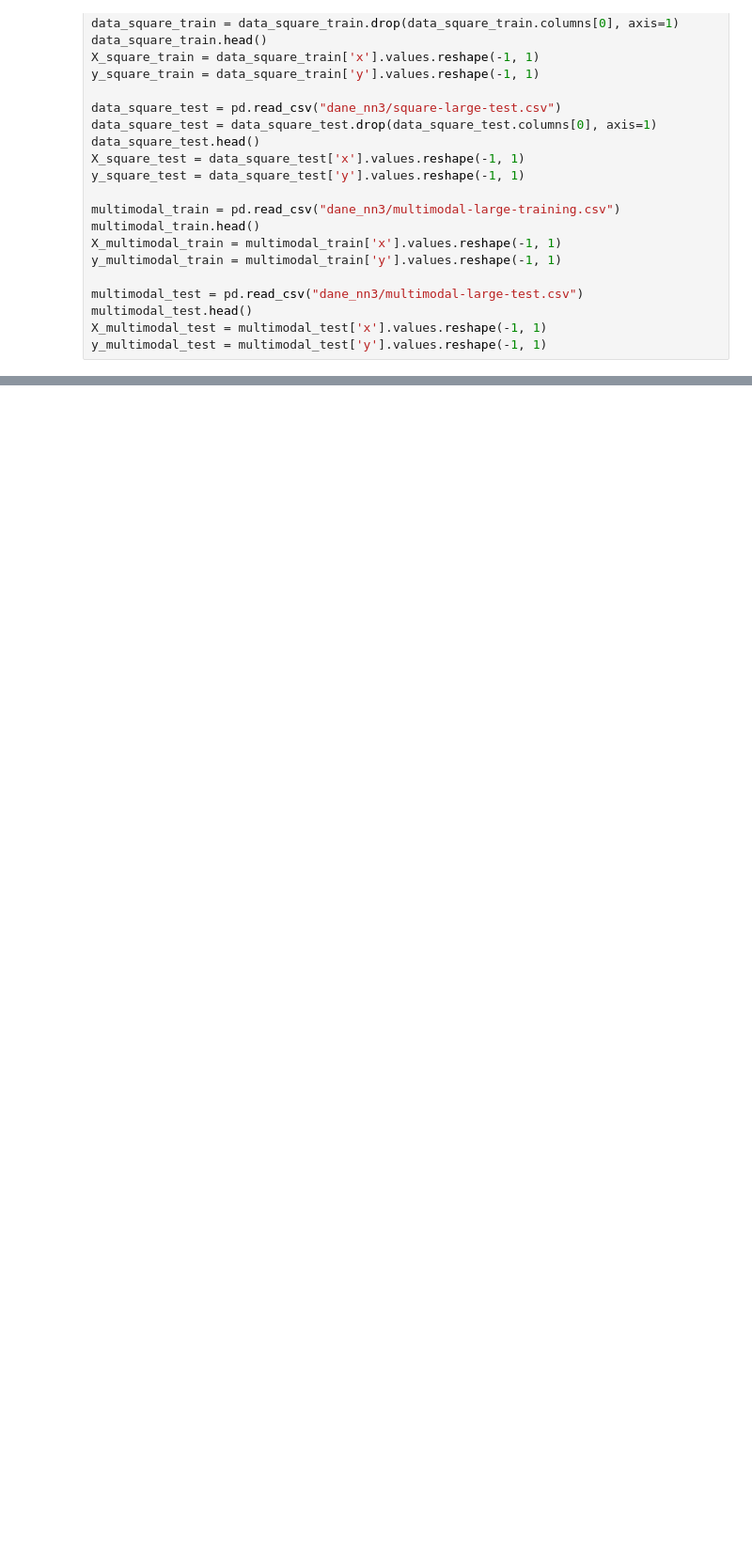
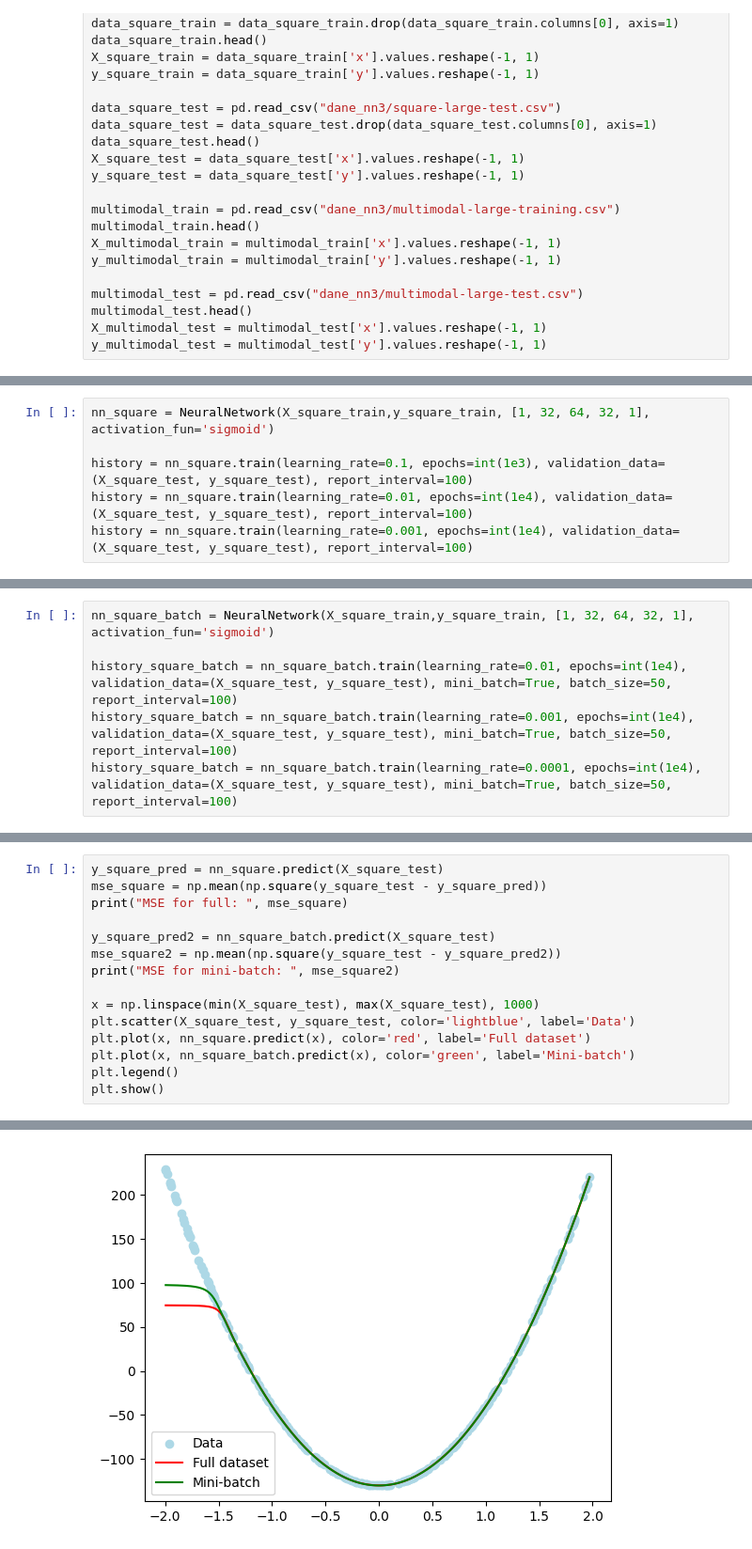
Before and after one commit to wojcikbart/NeuralNetworks, a Jupyter notebook: nn3/nn3.ipynb, the cells around one changed output, grey strips where cells are left out. Shown at 94% size. Cells and saved outputs as stored; diff of their text form; blank space fills up the shorter version.

```diff
--- a/nn3/nn3.ipynb
+++ b/nn3/nn3.ipynb
@@ -44,0 +134,6 @@ y_multimodal_test = multimodal_test['y'].values.reshape(-1, 1)
+# %%
+nn_square = NeuralNetwork(X_square_train,y_square_train, [1, 32, 64, 32, 1], activation_fun='sigmoid')
+
+history = nn_square.train(learning_rate=0.1, epochs=int(1e3), validation_data=(X_square_test, y_square_test), report_interval=100)
+history = nn_square.train(learning_rate=0.01, epochs=int(1e4), validation_data=(X_square_test, y_square_test), report_interval=100)
+history = nn_square.train(learning_rate=0.001, epochs=int(1e4), validation_data=(X_square_test, y_square_test), report_interval=100)
@@ -44,0 +158,6 @@ y_multimodal_test = multimodal_test['y'].values.reshape(-1, 1)
+# %%
+nn_square_batch = NeuralNetwork(X_square_train,y_square_train, [1, 32, 64, 32, 1], activation_fun='sigmoid')
+
+history_square_batch = nn_square_batch.train(learning_rate=0.01, epochs=int(1e4), validation_data=(X_square_test, y_square_test), mini_batch=True, batch_size=50, report_interval=100)
+history_square_batch = nn_square_batch.train(learning_rate=0.001, epochs=int(1e4), validation_data=(X_square_test, y_square_test), mini_batch=True, batch_size=50, report_interval=100)
+history_square_batch = nn_square_batch.train(learning_rate=0.0001, epochs=int(1e4), validation_data=(X_square_test, y_square_test), mini_batch=True, batch_size=50, report_interval=100)
@@ -44,0 +183,16 @@ y_multimodal_test = multimodal_test['y'].values.reshape(-1, 1)
+# %%
+y_square_pred = nn_square.predict(X_square_test)
+mse_square = np.mean(np.square(y_square_test - y_square_pred))
+print("MSE for full: ", mse_square)
+
+y_square_pred2 = nn_square_batch.predict(X_square_test)
+mse_square2 = np.mean(np.square(y_square_test - y_square_pred2))
+print("MSE for mini-batch: ", mse_square2)
+
+x = np.linspace(min(X_square_test), max(X_square_test), 1000)
+plt.scatter(X_square_test, y_square_test, color='lightblue', label='Data')
+plt.plot(x, nn_square.predict(x), color='red', label='Full dataset')
+plt.plot(x, nn_square_batch.predict(x), color='green', label='Mini-batch')
+plt.legend()
+plt.show()
+# %% [output]
@@ -44,0 +201 @@ y_multimodal_test = multimodal_test['y'].values.reshape(-1, 1)
+[figure, added]
```
Also changed, not shown: parts of 9 cells of this notebook, 1 other file.
